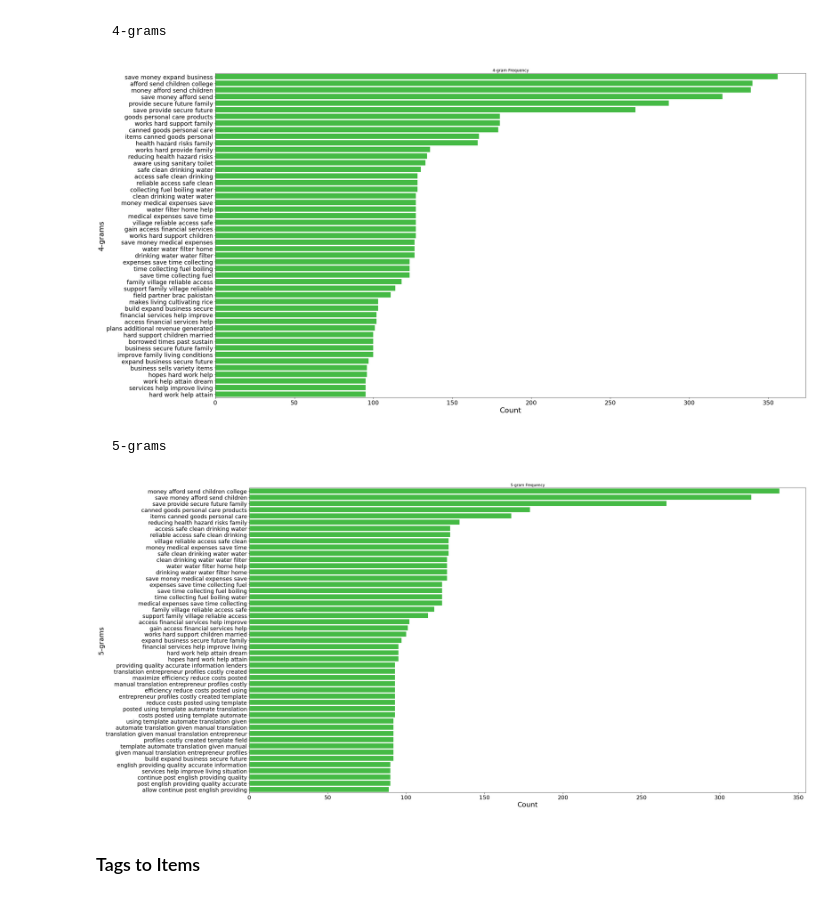
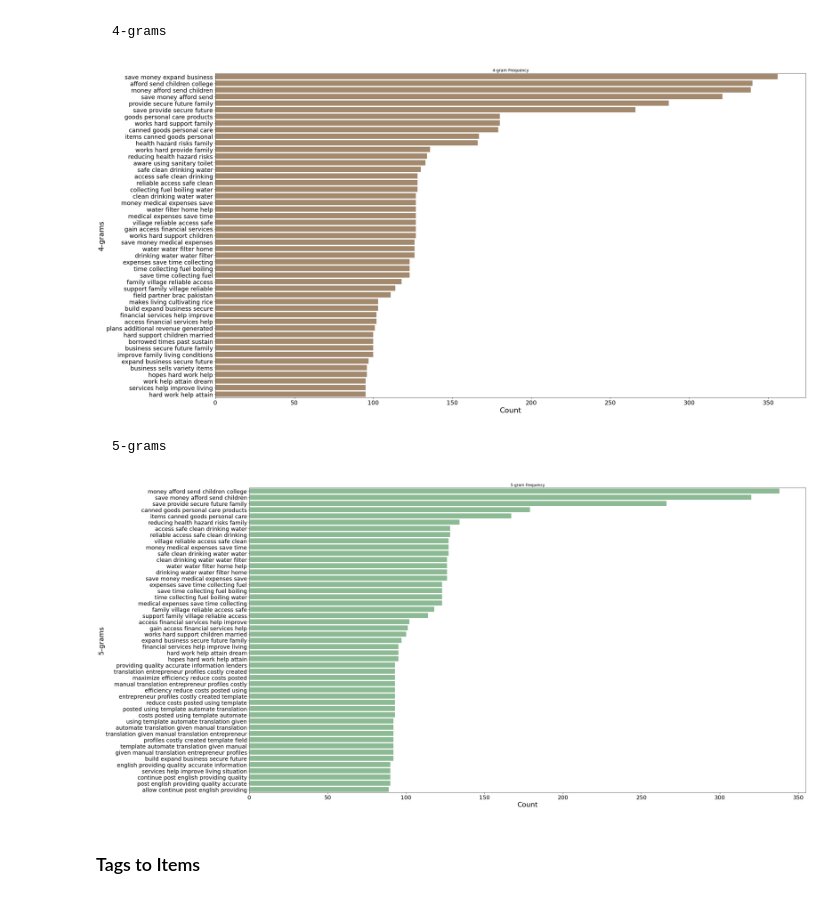
Before and after one commit to mludwig137/gini-microloan-recommender-system, a Jupyter notebook: code/02_Preprocessing.ipynb, the cells around one changed output. Saved outputs shown, nothing was run; the diff lists cells and outputs as text; code cells hidden in the pictures.

```diff
--- a/code/02_Preprocessing.ipynb
+++ b/code/02_Preprocessing.ipynb
@@ -208,15 +211,15 @@ df_cnt_4 = pd.read_csv("../data/transformed/description_4grams.csv", names=["4-g
 # %%
 plt.figure(figsize=(32,18))
 
-sns.barplot(data = df_cnt_4[0:50], x = "count", y = "4-gram", orient = "h", color="limegreen")
+sns.barplot(data = df_cnt_4[0:50], x = "count", y = "4-gram", orient = "h", color="#ac8a65")
 
 plt.title("4-gram Frequency")
 plt.yticks(fontsize=18)
 plt.xticks(fontsize=18)
 plt.ylabel("4-grams", fontsize=22)
 plt.xlabel("Count", fontsize=22);
 # %% [output]
-[figure, old version]
+[figure, new version]
 # %% [markdown]
     5-grams
 # %%
@@ -238,7 +241,7 @@ df_cnt_5 = pd.read_csv("../data/transformed/description_5grams.csv", names=["5-g
 # %%
 plt.figure(figsize=(32,18))
 
-sns.barplot(data = df_cnt_5[0:50], x = "count", y = "5-gram", orient = "h", color="limegreen")
+sns.barplot(data = df_cnt_5[0:50], x = "count", y = "5-gram", orient = "h", color="#84c28f")
 
 plt.title("5-gram Frequency")
 plt.yticks(fontsize=18)
@@ -246,7 +249,7 @@ plt.xticks(fontsize=18)
 plt.ylabel("5-grams", fontsize=22)
 plt.xlabel("Count", fontsize=22);
 # %% [output]
-[figure, old version]
+[figure, new version]
 # %% [markdown]
 ### Tags to Items
 # %%
```
Also changed, not shown: parts of 5 cells of this notebook, 3 other files.
